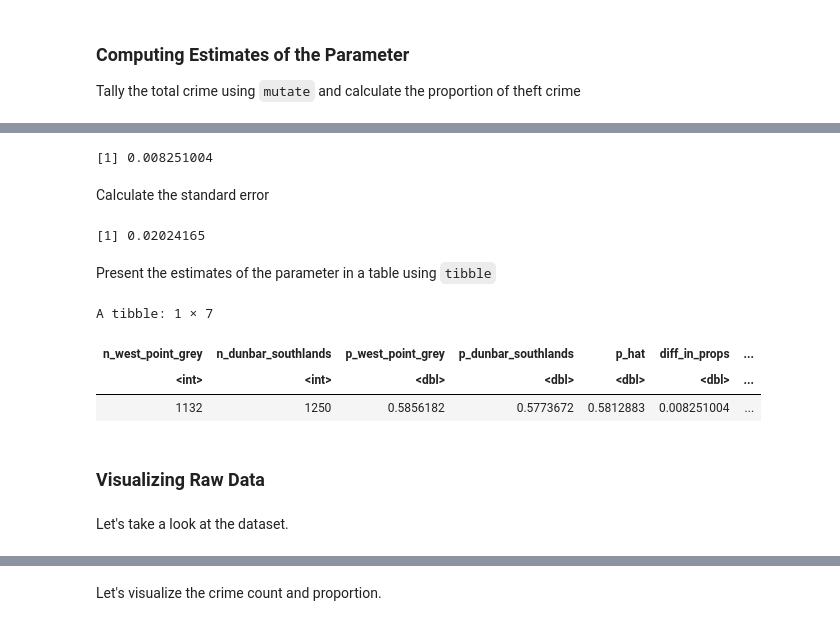
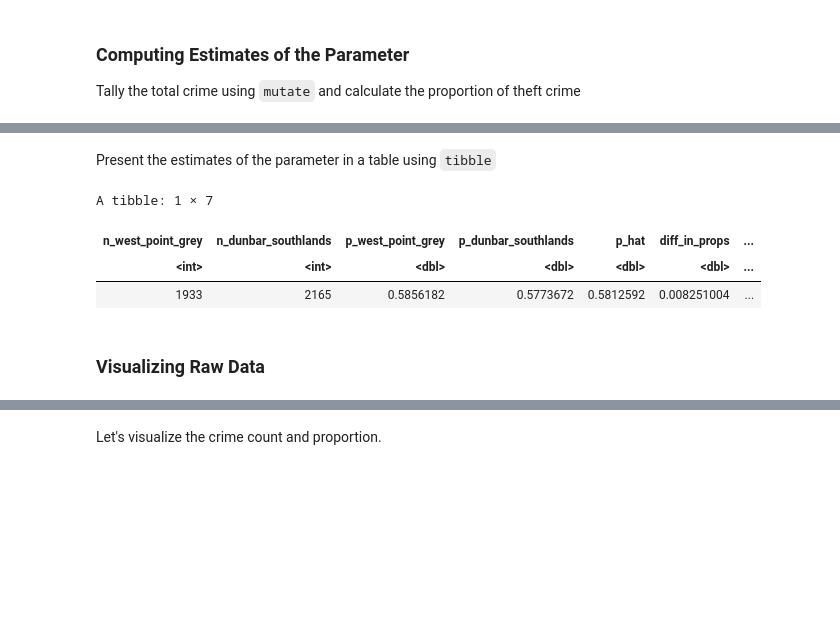
Before and after one commit to fankayii/STAT201_34, a Jupyter notebook: Final Project.ipynb, the cells around one changed output, grey strips where cells are left out. Drawn from its saved outputs; the diff is of its cells as text; code cells hidden in the pictures; blank space fills up the shorter version.

```diff
--- a/Final Project.ipynb
+++ b/Final Project.ipynb
@@ -78,8 +87,8 @@ We will transform the all theft into one column using `mutate` and `case_when`.
 # %%
 crime_transform <- crime_recent_5_years %>%
   mutate(TYPE= case_when(
-    TYPE %in% c("Other Theft", "Theft from Vehicle", "Theft of Bicycle", "Theft of Vehicle") ~ "theft",
-    TRUE ~ "not theft"
+    TYPE %in% c("Other Theft", "Theft from Vehicle", "Theft of Bicycle", "Theft of Vehicle") ~ "Theft",
+    TRUE ~ "Not Theft"
   ))
 head(crime_transform)
 # %% [output]
@@ -137,10 +131,8 @@ A grouped_df: 2 × 9
 ### Computing Estimates of the Parameter
 Tally the total crime using `mutate` and calculate the proportion of theft crime
 # %%
-crime_summary <- crime_tidy_theft %>%
-    mutate(total_crime = sum(`Break and Enter Commercial`, `Break and Enter Residential/Other`, `Mischief`,
-           `Offence Against a Person`,`Vehicle Collision or Pedestrian Struck (with Fatality)`,
-           `Vehicle Collision or Pedestrian Struck (with Injury)`, `Homicide`, `Theft`),
+crime_summary <- crime_type_pivot %>%
+    mutate(total_crime = sum(`Not Theft`, `Theft`),
            prop = Theft / total_crime)
 crime_summary
 # %% [output]
@@ -154,38 +144,17 @@ Calculate the difference in proportions $p_w - p_d$
-# %%
-estimate_diff <- crime_summary %>% filter(NEIGHBOURHOOD == "West Point Grey") %>% pull(prop) -
-    crime_summary %>% filter(NEIGHBOURHOOD == "Dunbar-Southlands") %>% pull(prop)
-estimate_diff
-# %% [output]
-[1] 0.008251004
-# %% [markdown]
-Calculate the standard error
-# %%
-estimate_nw <- crime_summary %>% filter(NEIGHBOURHOOD == "West Point Grey") %>% pull(Theft)
-estimate_nd <- crime_summary %>% filter(NEIGHBOURHOOD == "Dunbar-Southlands") %>% pull(Theft)
-estimate_pw <- crime_summary %>% filter(NEIGHBOURHOOD == "West Point Grey") %>% pull(prop)
-estimate_pd <- crime_summary %>% filter(NEIGHBOURHOOD == "Dunbar-Southlands") %>% pull(prop)
-estimate_p_hat <- (estimate_nw * estimate_pw + estimate_nd * estimate_pd) / (estimate_nw + estimate_nd)
-
-estimate_std_error <- sqrt(estimate_p_hat * (1 - estimate_p_hat) * (1 / estimate_nw + 1 / estimate_nd))
-estimate_std_error
-# %% [output]
-[1] 0.02024165
 # %% [markdown]
 Present the estimates of the parameter in a table using `tibble`
 # %%
-tibble(n_west_point_grey = estimate_nw,
-       n_dunbar_southlands = estimate_nd,
-       p_west_point_grey = estimate_pw,
-       p_dunbar_southlands = estimate_pd,
-       p_hat = estimate_p_hat,
-       diff_in_props = estimate_diff,
-       std_error = estimate_std_error)
+tibble(n_west_point_grey = crime_summary$total_crime[2],
+       n_dunbar_southlands = crime_summary$total_crime[1],
+       p_west_point_grey = crime_summary$prop[2],
+       p_dunbar_southlands = crime_summary$prop[1],
+       p_hat = (n_west_point_grey*p_west_point_grey + n_dunbar_southlands*p_dunbar_southlands)/(n_west_point_grey + n_dunbar_southlands),
+       diff_in_props = p_west_point_grey - p_dunbar_southlands,
+       std_error = sqrt(p_hat * (1 - p_hat) * (1 / n_west_point_grey + 1 / n_dunbar_southlands)))
 # %% [output]
 A tibble: 1 × 7
 | n_west_point_grey | n_dunbar_southlands | p_west_point_grey | p_dunbar_southlands | p_hat | diff_in_props | ... |
 | <int> | <int> | <dbl> | <dbl> | <dbl> | <dbl> | ... |
-| 1132 | 1250 | 0.5856182 | 0.5773672 | 0.5812883 | 0.008251004 | ... |
+| 1933 | 2165 | 0.5856182 | 0.5773672 | 0.5812592 | 0.008251004 | ... |
 # %% [markdown]
 ### Visualizing Raw Data
-# %% [markdown]
-Let's take a look at the dataset.
```
Also changed, not shown: parts of 26 cells of this notebook.
